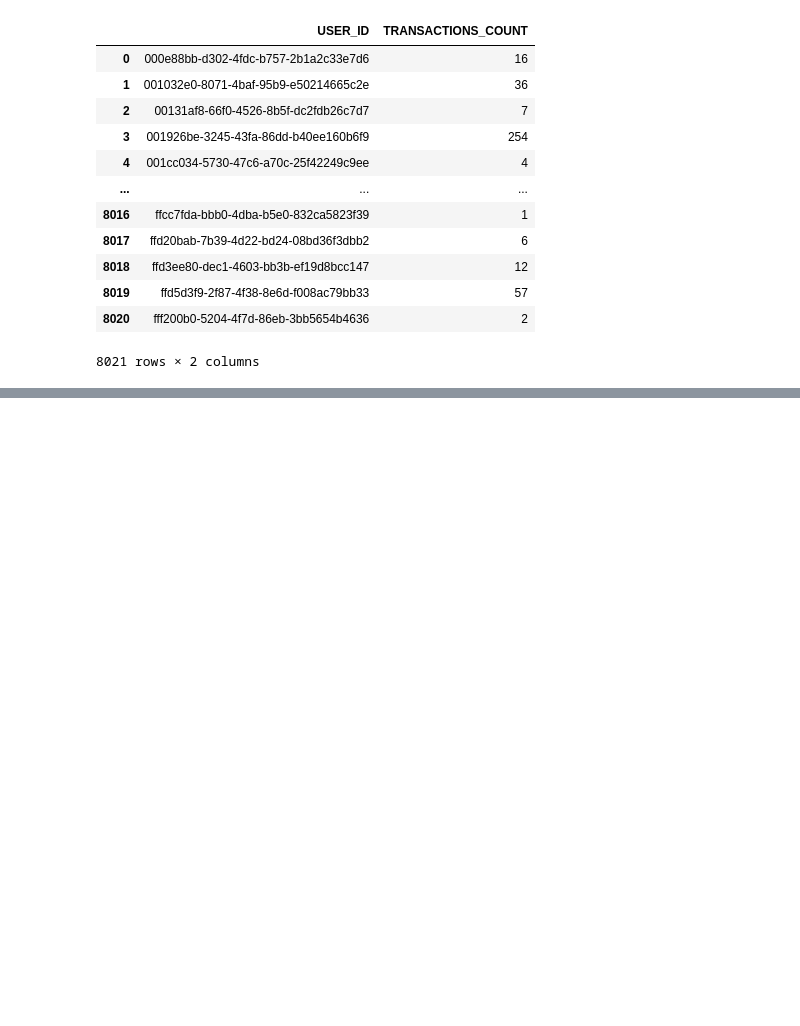
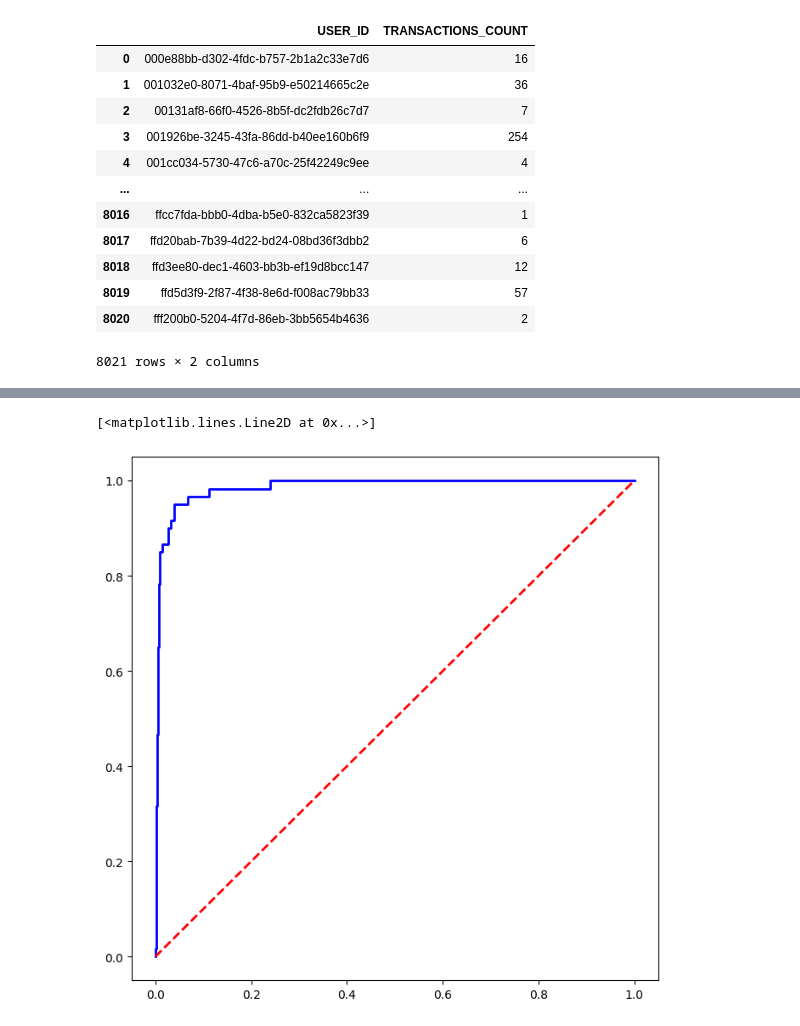
Before and after one commit to dasheffie/data-projects, a Jupyter notebook: revolut_fraudsters_detection.ipynb, the cells around one changed output, grey strips where cells are left out. Saved outputs shown, nothing was run; the diff lists cells and outputs as text; code cells hidden in the pictures; blank space fills up the shorter version.

```diff
--- a/revolut_fraudsters_detection.ipynb
+++ b/revolut_fraudsters_detection.ipynb
@@ -280,0 +373,24 @@ Length: 862, dtype: float64
+# %%
+from sklearn.metrics import classification_report
+
+# Evaluate each pipeline
+for name, pipeline in pipelines.items():
+    print(f"\n=== Evaluating {name} ===")
+
+    # Fit the pipeline on the training data
+    pipeline.fit(X_train, y_train)
+
+    # Validation predictions
+    y_pred = pipeline.predict(X_val)
+
+    # Generate classification report
+    print(classification_report(y_val, y_pred))
+
+# Final test on the best model (replace with chosen classifier)
+# Example: Using Random Forest
+best_pipeline = pipelines['Logistic Regression']
+best_pipeline.fit(X_train, y_train)
+y_test_pred = best_pipeline.predict(X_test)
+
+print("\n=== Test Set Performance (Logistic Regression) ===")
+print(classification_report(y_test, y_test_pred))
@@ -280,0 +415,19 @@ Length: 862, dtype: float64
+# %%
+# Plot AUC-ROC curve for Test Set of Logistic Regression
+from sklearn.metrics import roc_curve, roc_auc_score
+import matplotlib.pyplot as plt
+
+# Get predicted probabilities for the positive class
+y_test_pred_proba = best_pipeline.predict_proba(X_test)[:, 1]
+
+# Compute ROC curve and ROC-AUC
+fpr, tpr, thresholds = roc_curve(y_test, y_test_pred_proba)
+roc_auc = roc_auc_score(y_test, y_test_pred_proba)
+
+# Plot ROC curve
+plt.figure(figsize=(8, 8))
+plt.plot(fpr, tpr, color='blue', lw=2, label=f'ROC curve (area = {roc_auc:.2f})')
+plt.plot([0, 1], [0, 1], color='red', lw=2, linestyle='--')
+# %% [output]
+[<matplotlib.lines.Line2D at 0x...>]
+[figure, added]
```
Also changed, not shown: parts of 14 cells of this notebook.
